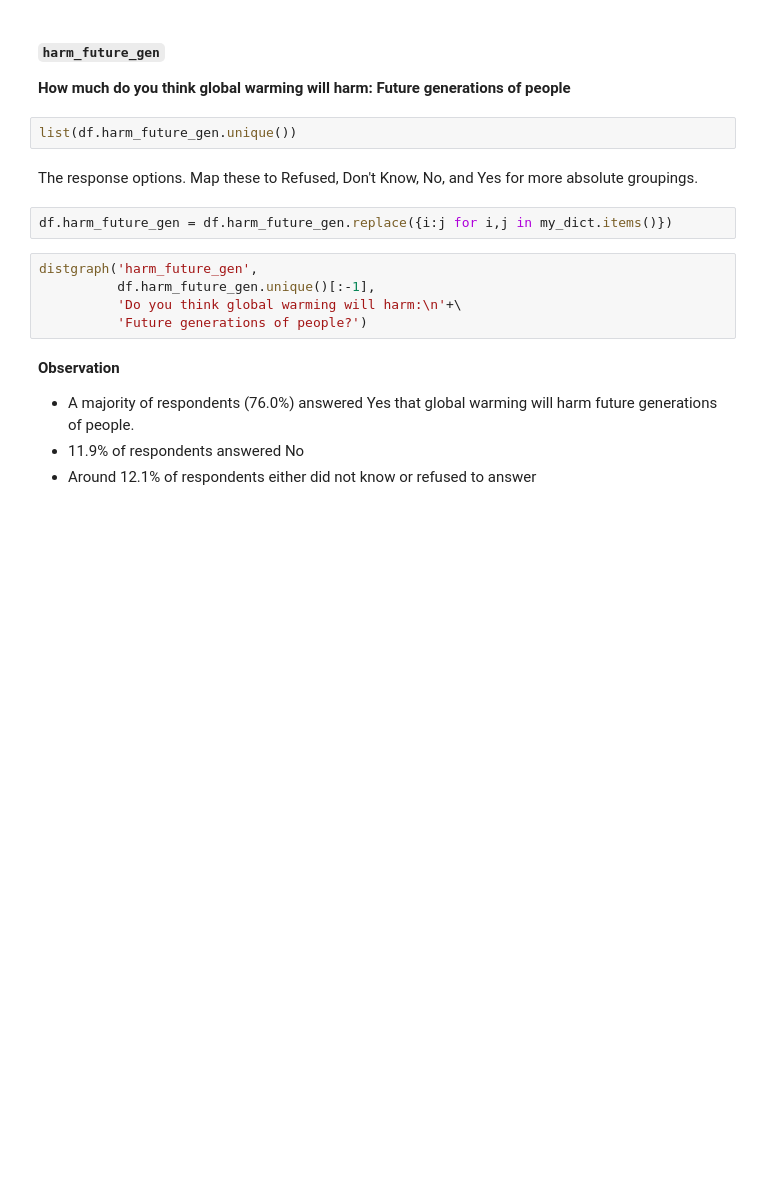
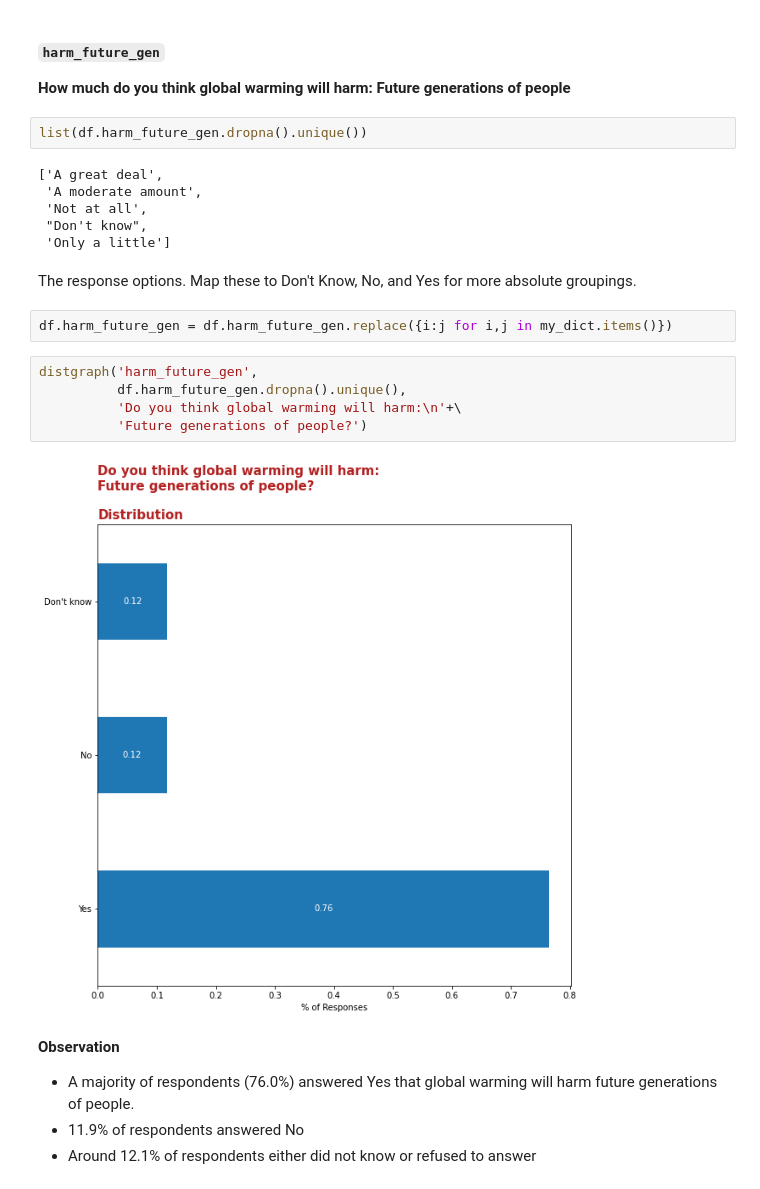
Before and after one commit to sabaiitj/Climate-Change-Survey, a Jupyter notebook: code/aggregate_eda.ipynb, the cells around one changed output. Saved outputs shown, nothing was run; the diff lists cells and outputs as text; blank space fills up the shorter version.

```diff
--- a/code/aggregate_eda.ipynb
+++ b/code/aggregate_eda.ipynb
@@ -633,16 +649,24 @@ propgraph('harm_dev_countries',
 #### `harm_future_gen`
 **How much do you think global warming will harm: Future generations of people**
 # %%
-list(df.harm_future_gen.unique())
+list(df.harm_future_gen.dropna().unique())
+# %% [output]
+['A great deal',
+ 'A moderate amount',
+ 'Not at all',
+ "Don't know",
+ 'Only a little']
 # %% [markdown]
-The response options. Map these to Refused, Don't Know, No, and Yes for more absolute groupings.
+The response options. Map these to Don't Know, No, and Yes for more absolute groupings.
 # %%
 df.harm_future_gen = df.harm_future_gen.replace({i:j for i,j in my_dict.items()})
 # %%
 distgraph('harm_future_gen',
-          df.harm_future_gen.unique()[:-1],
+          df.harm_future_gen.dropna().unique(),
           'Do you think global warming will harm:\n'+\
           'Future generations of people?')
+# %% [output]
+[figure, added]
 # %% [markdown]
 **Observation**
   *  A majority of respondents (76.0%) answered Yes that global warming will harm future generations of people.
```
Also changed, not shown: parts of 138 cells of this notebook.
